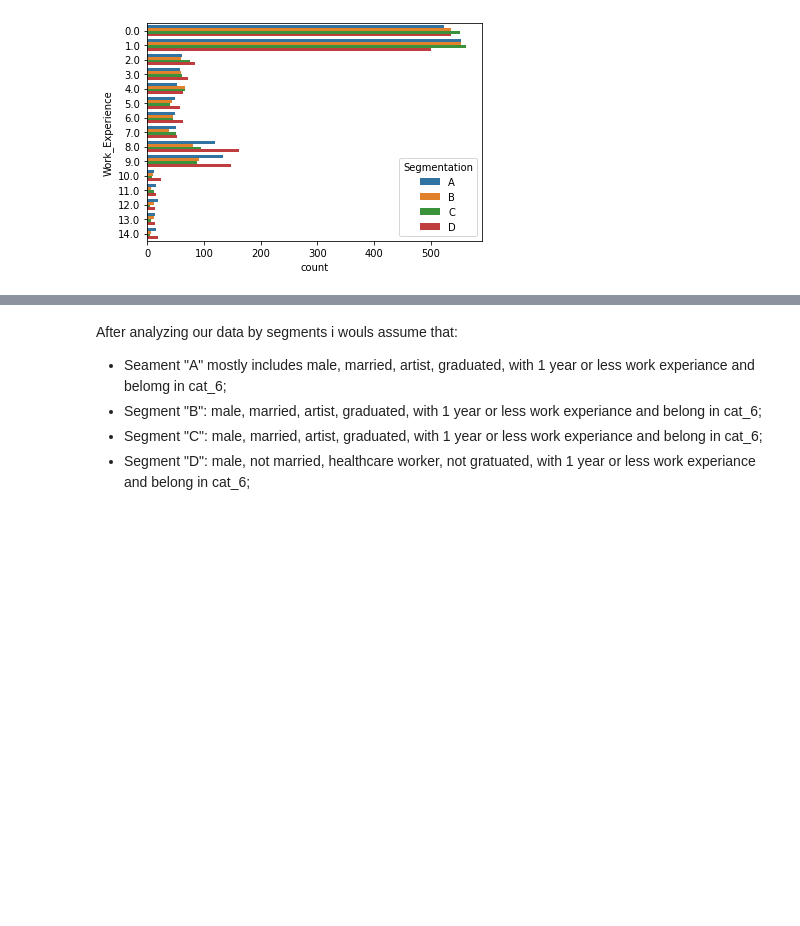
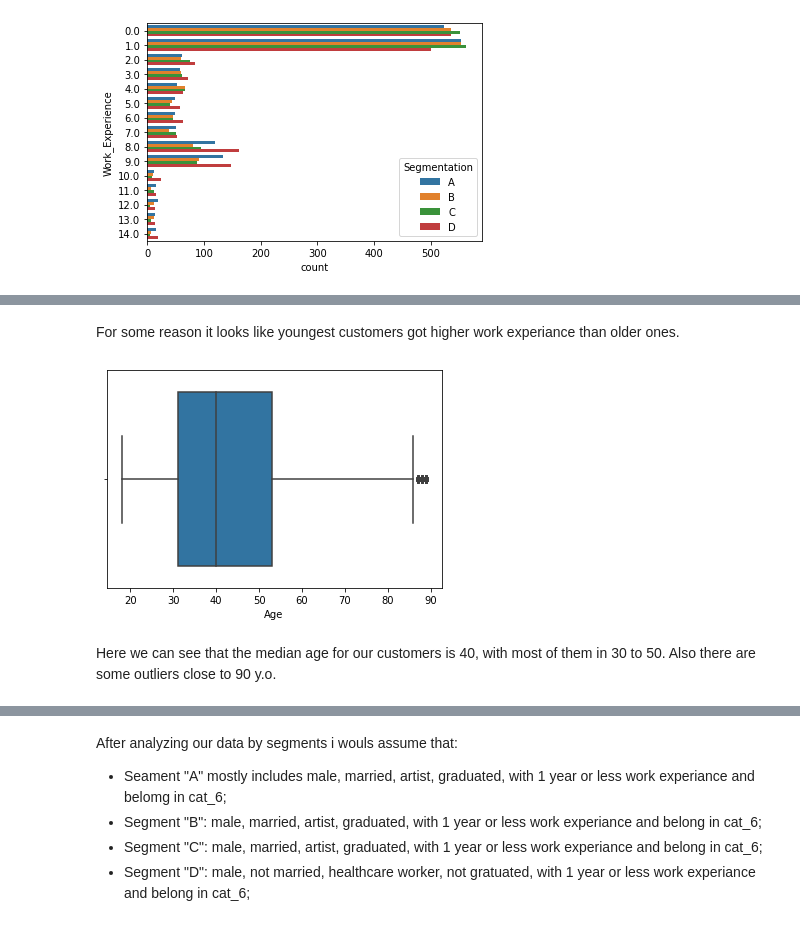
Before and after one commit to antondremak91/customer_segmentation, a Jupyter notebook: customer_segmentation.ipynb, the cells around one changed output, grey strips where cells are left out. Drawn from its saved outputs; the diff is of its cells as text; code cells hidden in the pictures; blank space fills up the shorter version.

```diff
--- a/customer_segmentation.ipynb
+++ b/customer_segmentation.ipynb
@@ -217,0 +258,8 @@ sns.countplot(y='Work_Experience', hue='Segmentation', data=df, hue_order=['A','
+# %% [markdown]
+For some reason it looks like youngest customers got higher work experiance than older ones.
+# %%
+sns.boxplot(x='Age', data=df);
+# %% [output]
+[figure, added]
+# %% [markdown]
+Here we can see that the median age for our customers is 40, with most of them in 30 to 50. Also there are some outliers close to 90 y.o.
```
Also changed, not shown: parts of 44 cells of this notebook.
